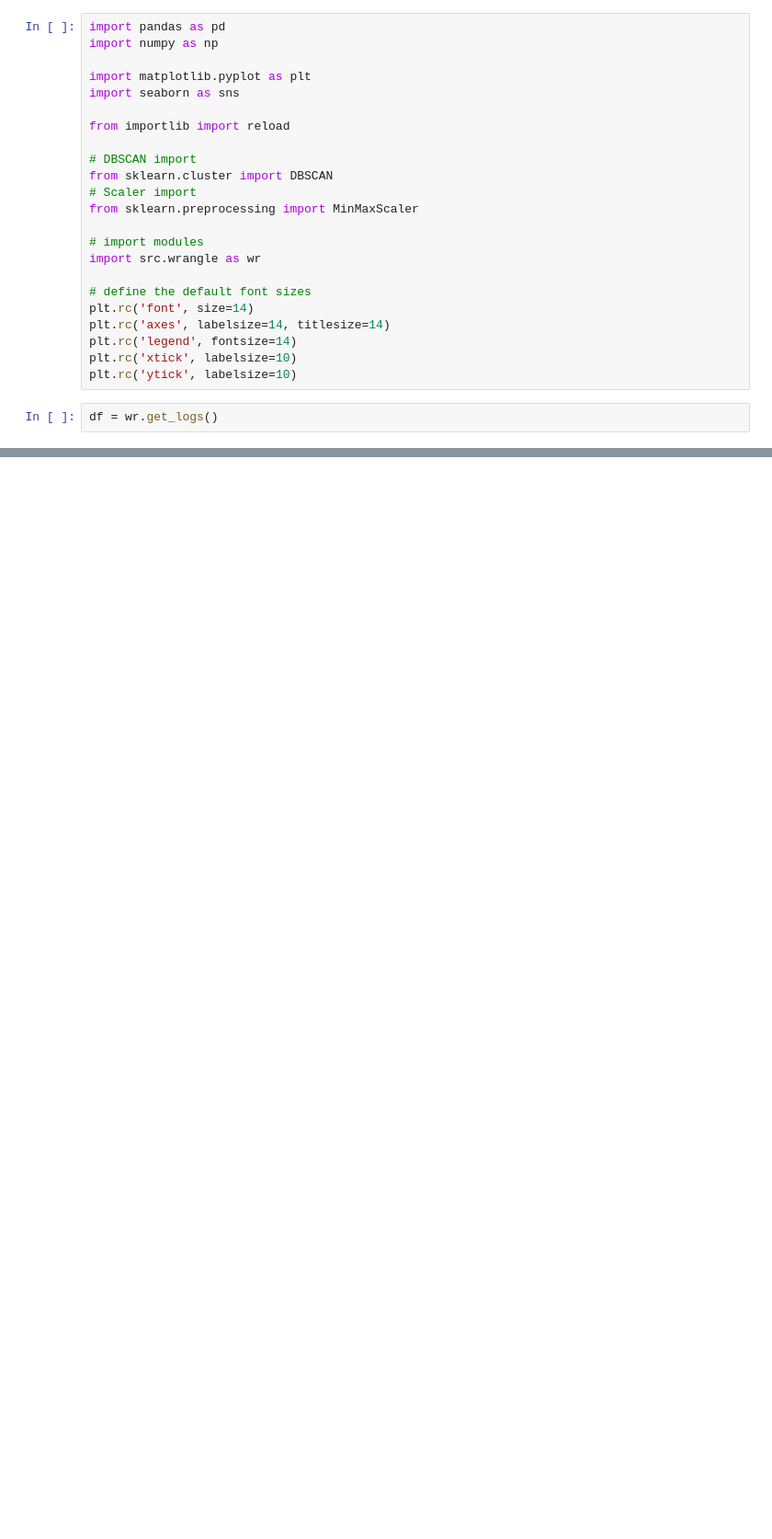
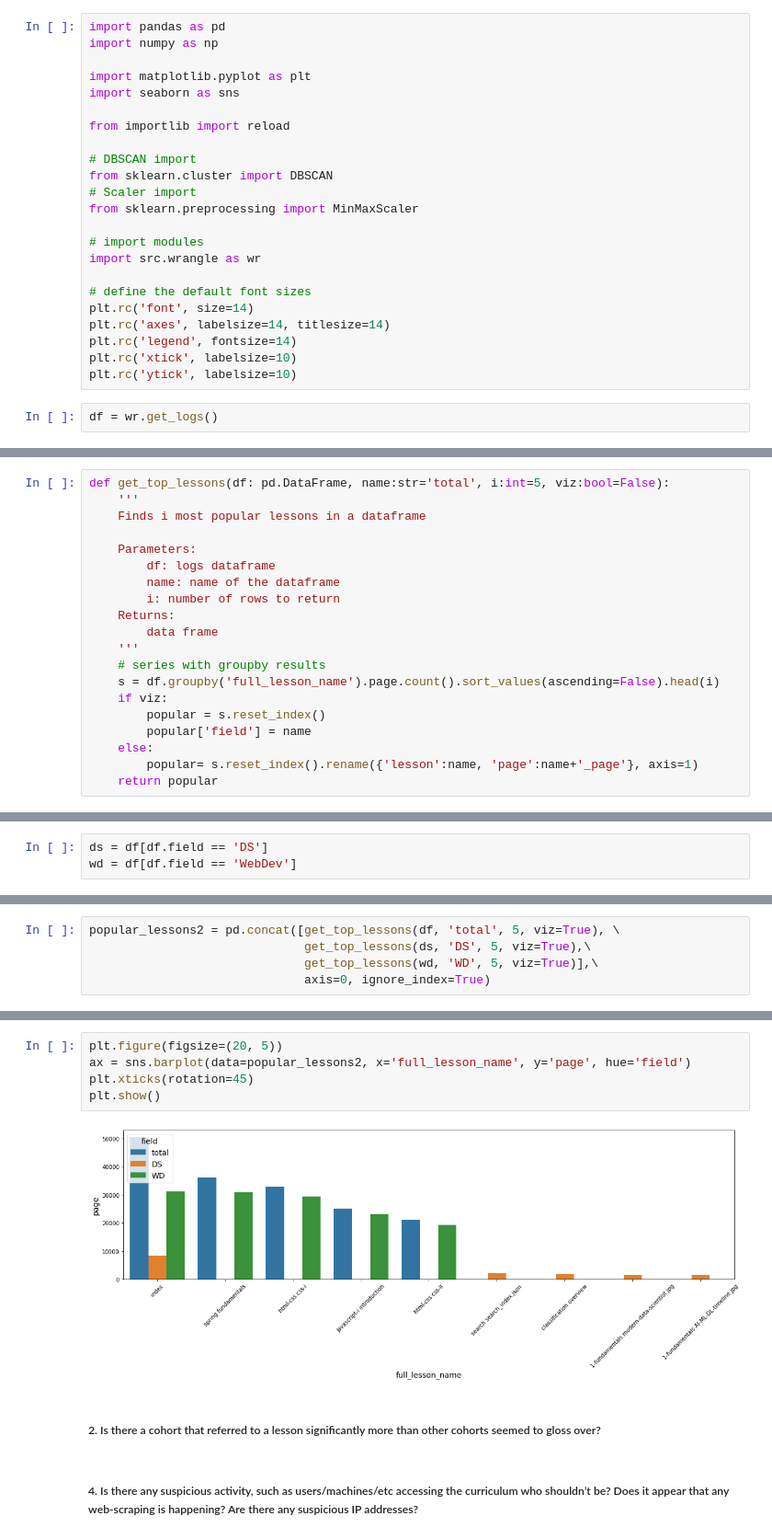
Before and after one commit to anomaly-detection-mirzahani/project, a Jupyter notebook: exploration-draft.ipynb, the cells around one changed output, grey strips where cells are left out. Shown at 92% size. Cells and saved outputs as stored; diff of their text form; blank space fills up the shorter version.

```diff
--- a/exploration-draft.ipynb
+++ b/exploration-draft.ipynb
@@ -34,0 +37,20 @@ df.head()
+# %%
+def get_top_lessons(df: pd.DataFrame, name:str='total', i:int=5, viz:bool=False):
+    '''
+    Finds i most popular lessons in a dataframe
+
+    Parameters:
+        df: logs dataframe
+        name: name of the dataframe
+        i: number of rows to return
+    Returns:
+        data frame
+    '''
+    # series with groupby results
+    s = df.groupby('full_lesson_name').page.count().sort_values(ascending=False).head(i)
+    if viz:
+        popular = s.reset_index()
+        popular['field'] = name
+    else:
+        popular= s.reset_index().rename({'lesson':name, 'page':name+'_page'}, axis=1)
+    return popular
@@ -34,0 +66,3 @@ df.head()
+# %%
+ds = df[df.field == 'DS']
+wd = df[df.field == 'WebDev']
@@ -34,0 +86,5 @@ df.head()
+# %%
+popular_lessons2 = pd.concat([get_top_lessons(df, 'total', 5, viz=True), \
+                              get_top_lessons(ds, 'DS', 5, viz=True),\
+                              get_top_lessons(wd, 'WD', 5, viz=True)],\
+                              axis=0, ignore_index=True)
@@ -34,0 +110,11 @@ df.head()
+# %%
+plt.figure(figsize=(20, 5))
+ax = sns.barplot(data=popular_lessons2, x='full_lesson_name', y='page', hue='field')
+plt.xticks(rotation=45)
+plt.show()
+# %% [output]
+[figure, added]
+# %% [markdown]
+##### 2. Is there a cohort that referred to a lesson significantly more than other cohorts seemed to gloss over?
+# %% [markdown]
+##### 4. Is there any suspicious activity, such as users/machines/etc accessing the curriculum who shouldn’t be? Does it appear that any web-scraping is happening? Are there any suspicious IP addresses?
```
Also changed, not shown: parts of 8 cells of this notebook.
